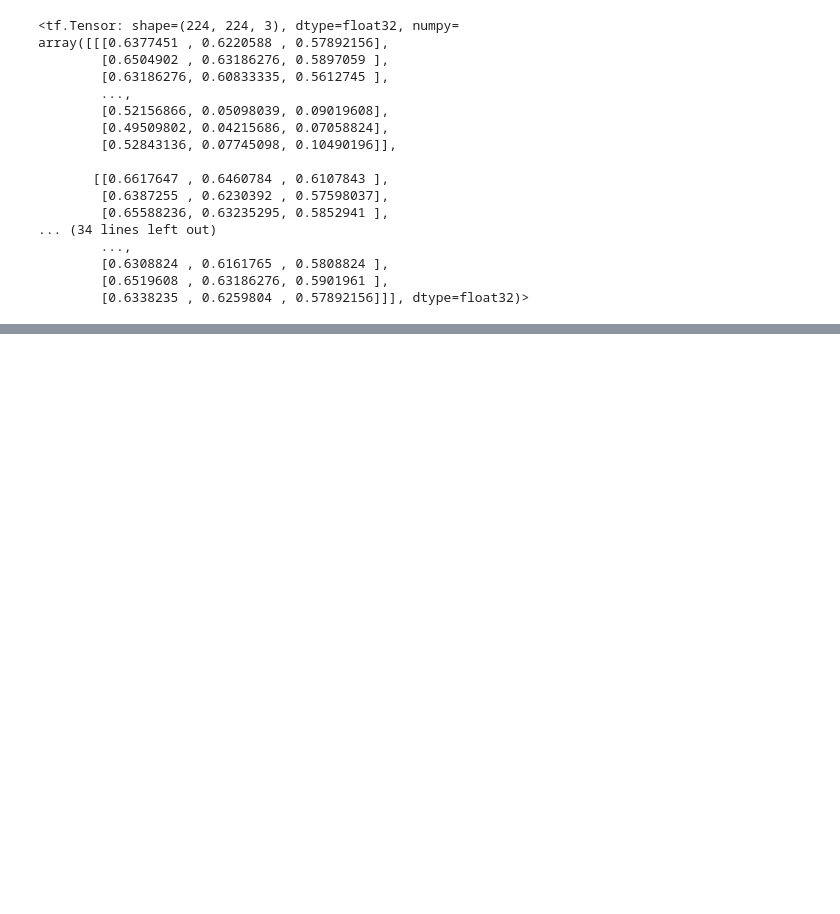
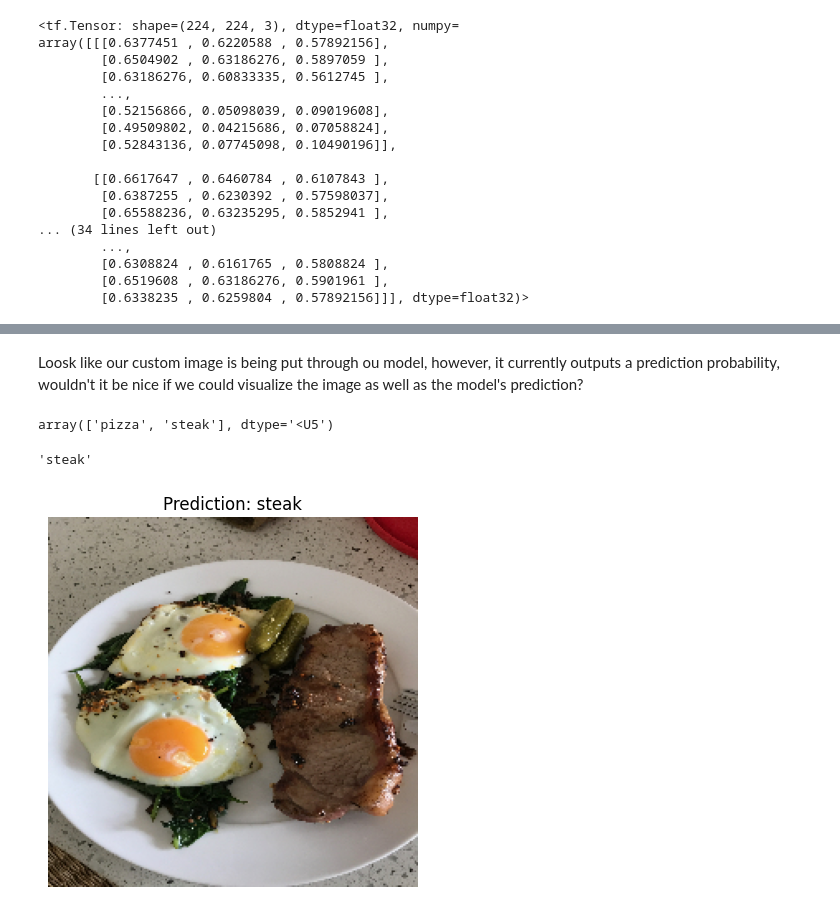
Before and after one commit to mjaliz/tfztm, a Jupyter notebook: 03_introduction_to_computer_vision_with_tensorflow.ipynb, the cells around one changed output, grey strips where cells are left out. Cells and saved outputs as stored; diff of their text form; code cells hidden in the pictures; blank space fills up the shorter version.

Commit message:
making prediction on custom image

```diff
--- a/03_introduction_to_computer_vision_with_tensorflow.ipynb
+++ b/03_introduction_to_computer_vision_with_tensorflow.ipynb
@@ -966,5 +966,5 @@ array([[[0.6377451 , 0.6220588 , 0.57892156],
         [0.6519608 , 0.63186276, 0.5901961 ],
         [0.6338235 , 0.6259804 , 0.57892156]]], dtype=float32)>
 # %%
-model_7.predict(tf.expand_dims(steak, axis=0))
+pred = model_7.predict(tf.expand_dims(steak, axis=0))
 # %% [output]
@@ -972,0 +972,38 @@ array([[0.90410167]], dtype=float32)
+# %% [markdown]
+Loosk like our custom image is being put through ou model, however, it currently outputs a prediction probability,
+wouldn't it be nice if we could visualize the image as well as the model's prediction?
+# %%
+# Remind ourselves of our class name
+class_names
+# %% [output]
+array(['pizza', 'steak'], dtype='<U5')
+# %%
+# We can index the predicted class by rouding the prediction probability and indexing it on it class name
+pred_class = class_names[int(tf.round(pred))]
+pred_class
+# %% [output]
+'steak'
+# %%
+def pred_and_plot(model, filename, class_names=class_names):
+    """
+    Imports an image located at filename, makes a prediction with model
+    and plots the image with predicted class as the title.
+    """
+    # Import the target image and preprocess it
+    img = load_and_prep_image(filename)
+
+    # Make a prediction
+    pred = model.predict(tf.expand_dims(img, axis=0), verbose=0)
+
+    # Get the predicted class
+    pred_class = class_names[int(tf.round(pred))]
+
+    # Plot the image an predicted class
+    plt.imshow(img)
+    plt.title(f"Prediction: {pred_class}")
+    plt.axis(False);
+# %%
+# Test our model on a custom image
+pred_and_plot(model_7, "03-steak.jpeg")
+# %% [output]
+[figure, added]
```
Also changed, not shown: parts of 2 cells of this notebook.
